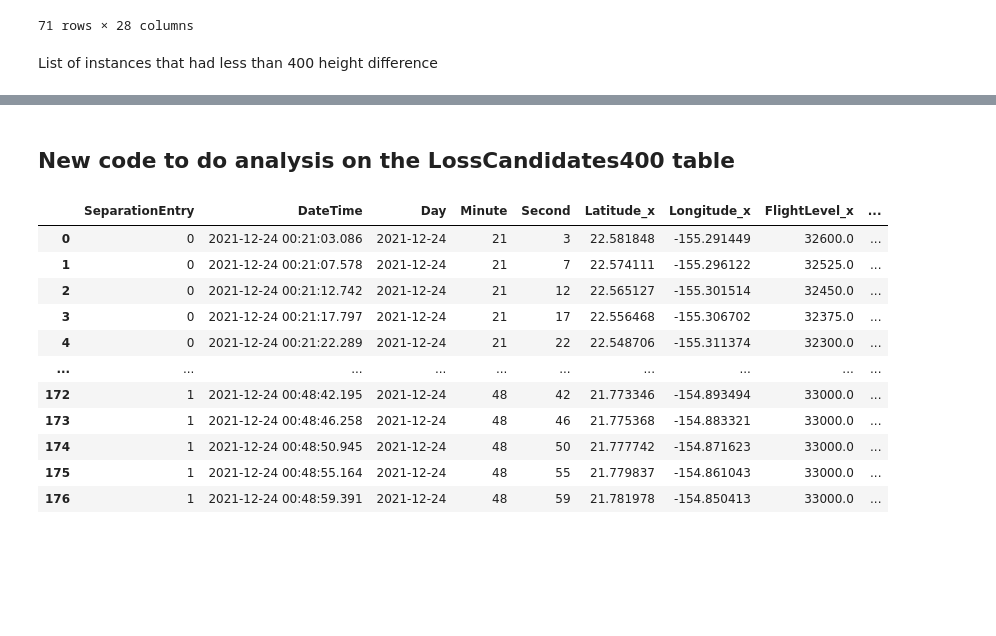
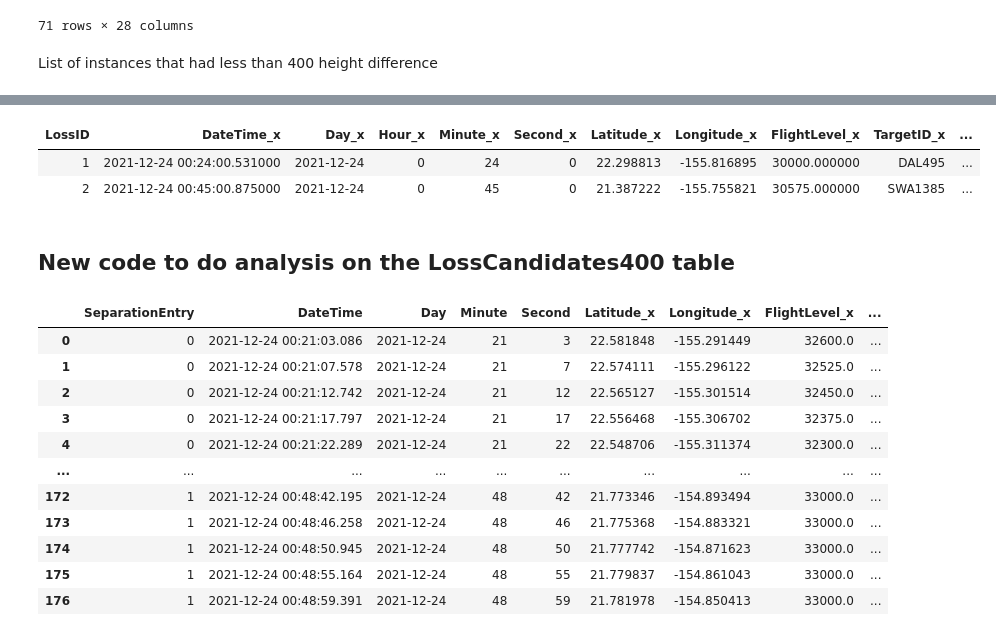
Before and after one commit to DAEN690-S22-OA/OceanicAirspaceProject, a Jupyter notebook: VerticalSep_V2.ipynb, the cells around one changed output, grey strips where cells are left out. Saved outputs shown, nothing was run; the diff lists cells and outputs as text; code cells hidden in the pictures; blank space fills up the shorter version.

```diff
--- a/VerticalSep_V2.ipynb
+++ b/VerticalSep_V2.ipynb
@@ -416,3 +398,19 @@ print(LossCandidates400)
+# %%
+#Get the table
+lossCandidates2 = finalResults.loc[(finalResults['potentialLoss400'] == 'True')]
+
+#Add an ID to the table
+lossCandidates2['LossID'] = list(range(1,len(lossCandidates2.index)+1))
+
+#Format the table
+column_to_move = lossCandidates2.pop("LossID")
+lossCandidates2.insert(0, "LossID", column_to_move)
+# %%
+lossCandidates2.style.hide_index()
+# %% [output]
+| LossID | DateTime_x | Day_x | Hour_x | Minute_x | Second_x | Latitude_x | Longitude_x | FlightLevel_x | TargetID_x | ... |
+| 1 | 2021-12-24 00:24:00.531000 | 2021-12-24 | 0 | 24 | 0 | 22.298813 | -155.816895 | 30000.000000 | DAL495 | ... |
+| 2 | 2021-12-24 00:45:00.875000 | 2021-12-24 | 0 | 45 | 0 | 21.387222 | -155.755821 | 30575.000000 | SWA1385 | ... |
 # %% [markdown]
 New code to do analysis on the LossCandidates400 table
 -----------------------------------------------------------
```
Also changed, not shown: parts of 8 cells of this notebook.
